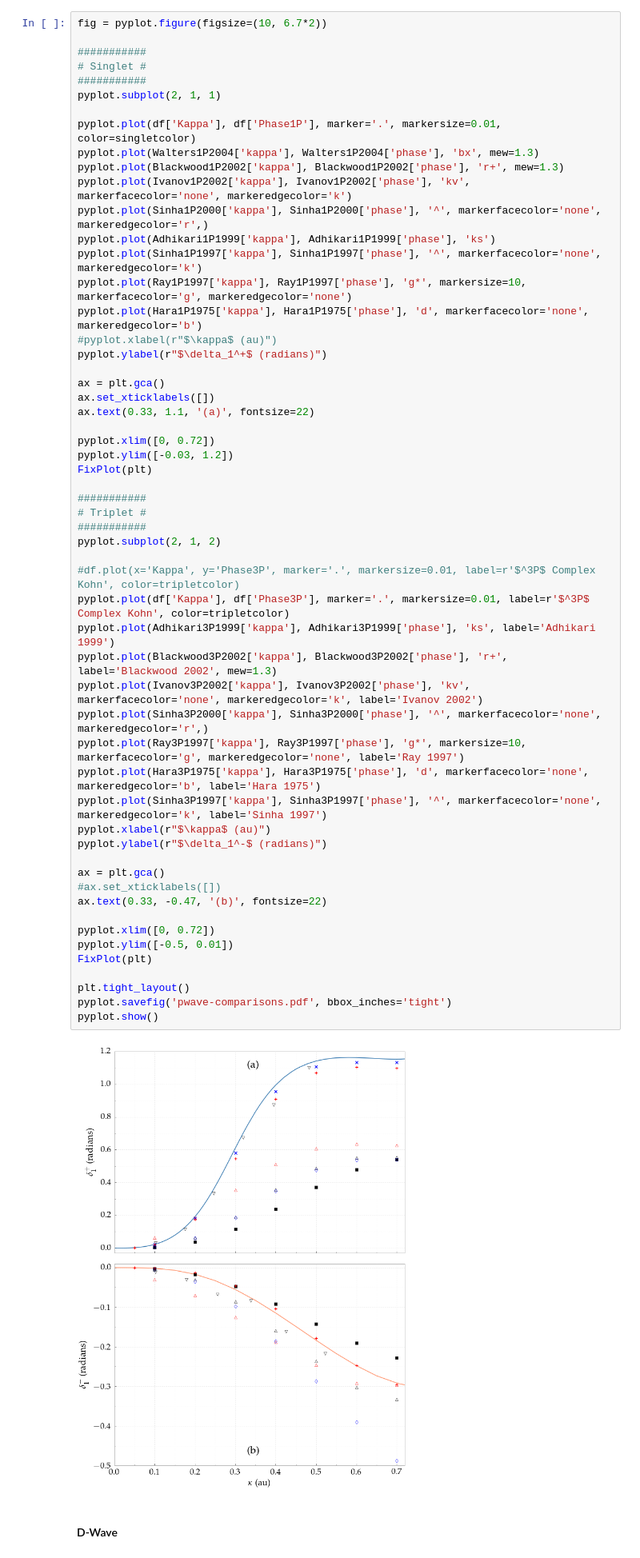
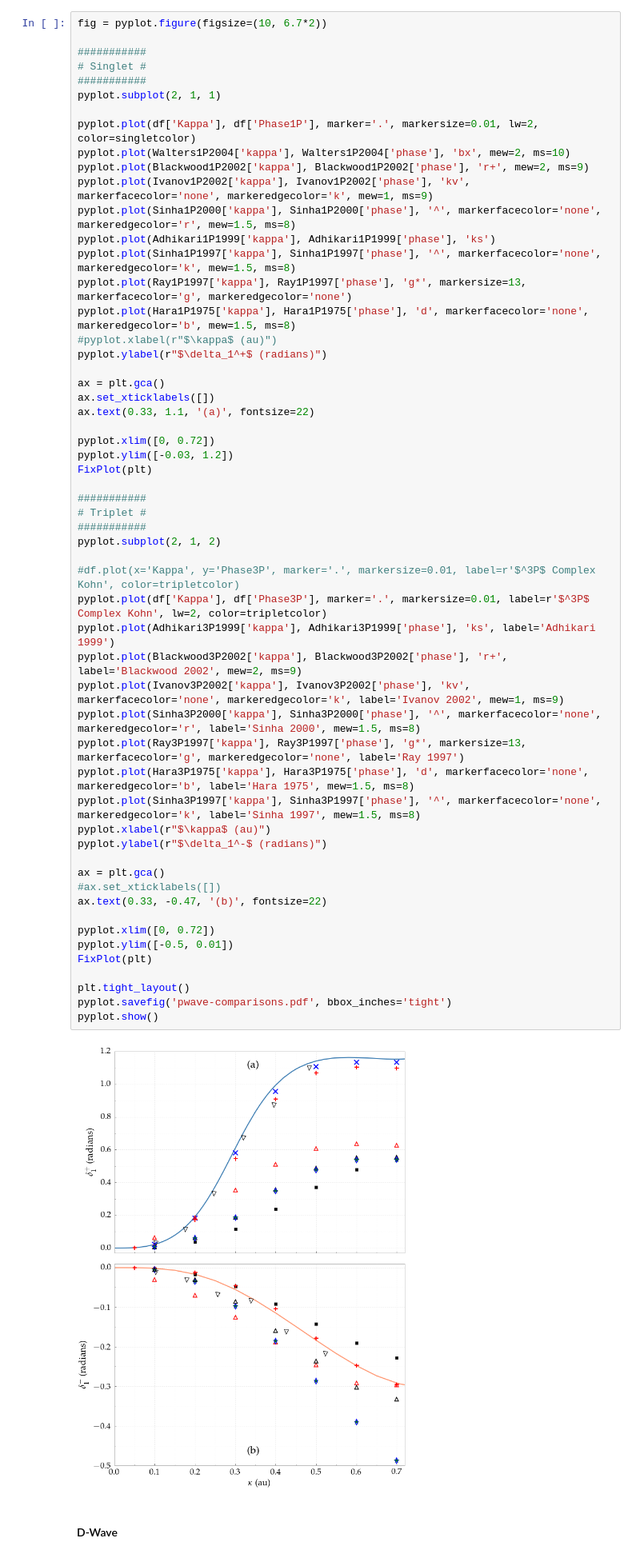
Before and after one commit to DentonW/Papers, a Jupyter notebook: Dissertation/IPython/Dissertation.ipynb, the cells around one changed output. Shown at 80% size. Cells and saved outputs as stored; diff of their text form.

```diff
--- a/Dissertation/IPython/Dissertation.ipynb
+++ b/Dissertation/IPython/Dissertation.ipynb
@@ -956,56 +882,56 @@ fig = pyplot.figure(figsize=(10, 6.7*2))
 ###########
 pyplot.subplot(2, 1, 1)
 
-pyplot.plot(df['Kappa'], df['Phase1P'], marker='.', markersize=0.01, color=singletcolor)
-pyplot.plot(Walters1P2004['kappa'], Walters1P2004['phase'], 'bx', mew=1.3)
-pyplot.plot(Blackwood1P2002['kappa'], Blackwood1P2002['phase'], 'r+', mew=1.3)
-pyplot.plot(Ivanov1P2002['kappa'], Ivanov1P2002['phase'], 'kv', markerfacecolor='none', markeredgecolor='k')
-pyplot.plot(Sinha1P2000['kappa'], Sinha1P2000['phase'], '^', markerfacecolor='none', markeredgecolor='r',)
+pyplot.plot(df['Kappa'], df['Phase1P'], marker='.', markersize=0.01, lw=2, color=singletcolor)
+pyplot.plot(Walters1P2004['kappa'], Walters1P2004['phase'], 'bx', mew=2, ms=10)
+pyplot.plot(Blackwood1P2002['kappa'], Blackwood1P2002['phase'], 'r+', mew=2, ms=9)
+pyplot.plot(Ivanov1P2002['kappa'], Ivanov1P2002['phase'], 'kv', markerfacecolor='none', markeredgecolor='k', mew=1, ms=9)
+pyplot.plot(Sinha1P2000['kappa'], Sinha1P2000['phase'], '^', markerfacecolor='none', markeredgecolor='r', mew=1.5, ms=8)
 pyplot.plot(Adhikari1P1999['kappa'], Adhikari1P1999['phase'], 'ks')
-pyplot.plot(Sinha1P1997['kappa'], Sinha1P1997['phase'], '^', markerfacecolor='none', markeredgecolor='k')
-pyplot.plot(Ray1P1997['kappa'], Ray1P1997['phase'], 'g*', markersize=10, markerfacecolor='g', markeredgecolor='none')
-pyplot.plot(Hara1P1975['kappa'], Hara1P1975['phase'], 'd', markerfacecolor='none', markeredgecolor='b')
+pyplot.plot(Sinha1P1997['kappa'], Sinha1P1997['phase'], '^', markerfacecolor='none', markeredgecolor='k', mew=1.5, ms=8)
+pyplot.plot(Ray1P1997['kappa'], Ray1P1997['phase'], 'g*', markersize=13, markerfacecolor='g', markeredgecolor='none')
+pyplot.plot(Hara1P1975['kappa'], Hara1P1975['phase'], 'd', markerfacecolor='none', markeredgecolor='b', mew=1.5, ms=8)
 #pyplot.xlabel(r"$\kappa$ (au)")
 pyplot.ylabel(r"$\delta_1^+$ (radians)")
 
 ax = plt.gca()
 ax.set_xticklabels([])
 ax.text(0.33, 1.1, '(a)', fontsize=22)
 
 pyplot.xlim([0, 0.72])
 pyplot.ylim([-0.03, 1.2])
 FixPlot(plt)
 
 ###########
 # Triplet #
 ###########
 pyplot.subplot(2, 1, 2)
 
 #df.plot(x='Kappa', y='Phase3P', marker='.', markersize=0.01, label=r'$^3P$ Complex Kohn', color=tripletcolor)
-pyplot.plot(df['Kappa'], df['Phase3P'], marker='.', markersize=0.01, label=r'$^3P$ Complex Kohn', color=tripletcolor)
+pyplot.plot(df['Kappa'], df['Phase3P'], marker='.', markersize=0.01, label=r'$^3P$ Complex Kohn', lw=2, color=tripletcolor)
 pyplot.plot(Adhikari3P1999['kappa'], Adhikari3P1999['phase'], 'ks', label='Adhikari 1999')
-pyplot.plot(Blackwood3P2002['kappa'], Blackwood3P2002['phase'], 'r+', label='Blackwood 2002', mew=1.3)
-pyplot.plot(Ivanov3P2002['kappa'], Ivanov3P2002['phase'], 'kv', markerfacecolor='none', markeredgecolor='k', label='Ivanov 2002')
-pyplot.plot(Sinha3P2000['kappa'], Sinha3P2000['phase'], '^', markerfacecolor='none', markeredgecolor='r',)
-pyplot.plot(Ray3P1997['kappa'], Ray3P1997['phase'], 'g*', markersize=10, markerfacecolor='g', markeredgecolor='none', label='Ray 1997')
-pyplot.plot(Hara3P1975['kappa'], Hara3P1975['phase'], 'd', markerfacecolor='none', markeredgecolor='b', label='Hara 1975')
-pyplot.plot(Sinha3P1997['kappa'], Sinha3P1997['phase'], '^', markerfacecolor='none', markeredgecolor='k', label='Sinha 1997')
+pyplot.plot(Blackwood3P2002['kappa'], Blackwood3P2002['phase'], 'r+', label='Blackwood 2002', mew=2, ms=9)
+pyplot.plot(Ivanov3P2002['kappa'], Ivanov3P2002['phase'], 'kv', markerfacecolor='none', markeredgecolor='k', label='Ivanov 2002', mew=1, ms=9)
+pyplot.plot(Sinha3P2000['kappa'], Sinha3P2000['phase'], '^', markerfacecolor='none', markeredgecolor='r', label='Sinha 2000', mew=1.5, ms=8)
+pyplot.plot(Ray3P1997['kappa'], Ray3P1997['phase'], 'g*', markersize=13, markerfacecolor='g', markeredgecolor='none', label='Ray 1997')
+pyplot.plot(Hara3P1975['kappa'], Hara3P1975['phase'], 'd', markerfacecolor='none', markeredgecolor='b', label='Hara 1975', mew=1.5, ms=8)
+pyplot.plot(Sinha3P1997['kappa'], Sinha3P1997['phase'], '^', markerfacecolor='none', markeredgecolor='k', label='Sinha 1997', mew=1.5, ms=8)
 pyplot.xlabel(r"$\kappa$ (au)")
 pyplot.ylabel(r"$\delta_1^-$ (radians)")
 
 ax = plt.gca()
 #ax.set_xticklabels([])
 ax.text(0.33, -0.47, '(b)', fontsize=22)
 
 pyplot.xlim([0, 0.72])
 pyplot.ylim([-0.5, 0.01])
 FixPlot(plt)
 
 plt.tight_layout()
 pyplot.savefig('pwave-comparisons.pdf', bbox_inches='tight')
 pyplot.show()
 # %% [output]
-[figure, old version]
+[figure, new version]
 # %% [markdown]
 #### D-Wave
 # %%
```
Also changed, not shown: parts of 30 cells of this notebook, 13 other files.
